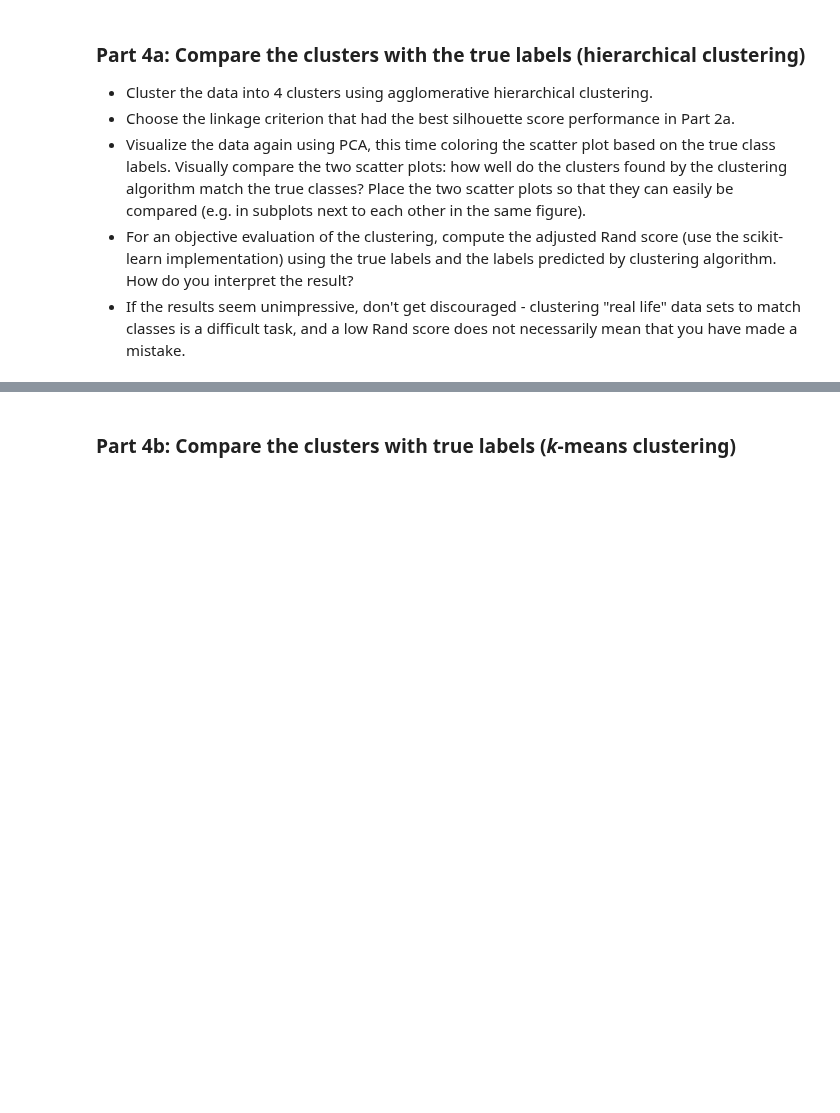
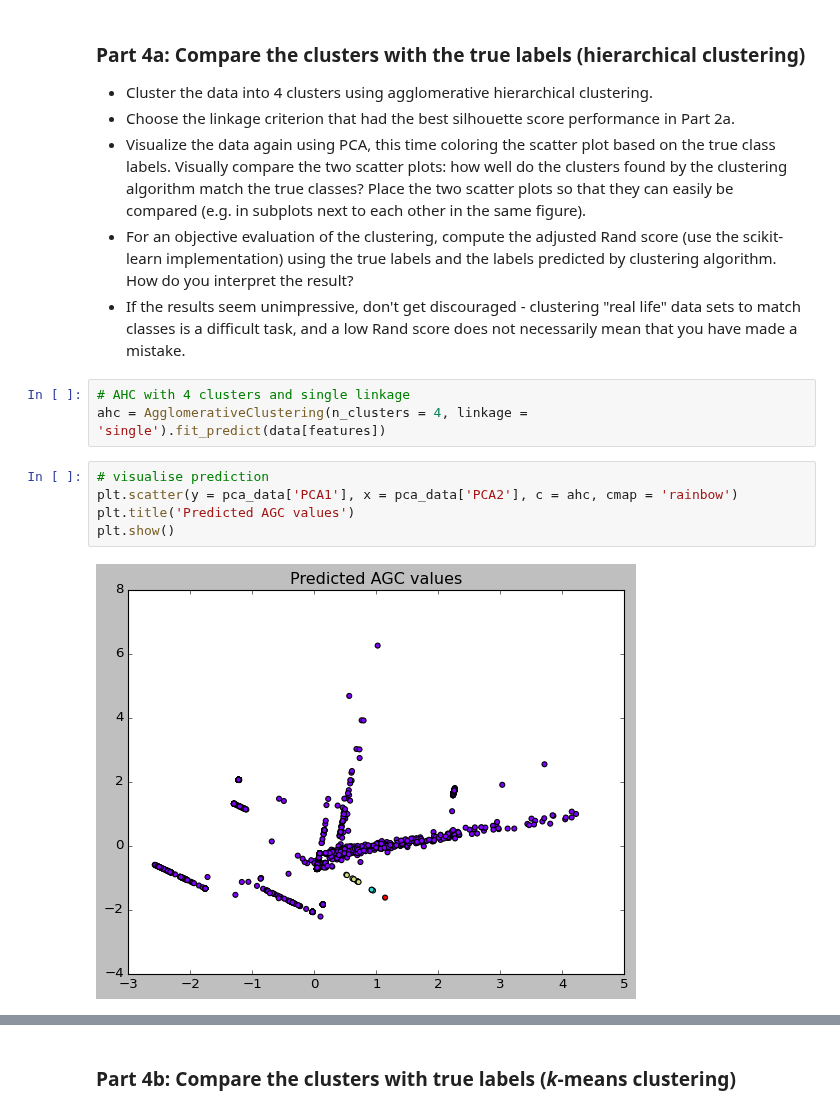
Before and after one commit to jerryshadb/UTU, a Jupyter notebook: DAKD/exc_3/jeremias_shadbolt_DAKD_2022_exercise_3.ipynb, the cells around one changed output, grey strips where cells are left out. Saved outputs shown, nothing was run; the diff lists cells and outputs as text; blank space fills up the shorter version.

```diff
--- a/DAKD/exc_3/jeremias_shadbolt_DAKD_2022_exercise_3.ipynb
+++ b/DAKD/exc_3/jeremias_shadbolt_DAKD_2022_exercise_3.ipynb
@@ -283,3 +327,13 @@ Rand score is a measure of similarity between two partitions of a set of element
  - Visualize the data again using PCA, this time coloring the scatter plot based on the true class labels. Visually compare the two scatter plots: how well do the clusters found by the clustering algorithm match the true classes? Place the two scatter plots so that they can easily be compared (e.g. in subplots next to each other in the same figure).
  - For an objective evaluation of the clustering, compute the adjusted Rand score (use the scikit-learn implementation) using the true labels and the labels predicted by clustering algorithm. How do you interpret the result?
  - If the results seem unimpressive, don't get discouraged - clustering "real life" data sets to match classes is a difficult task, and a low Rand score does not necessarily mean that you have made a mistake.
+# %%
+# AHC with 4 clusters and single linkage
+ahc = AgglomerativeClustering(n_clusters = 4, linkage = 'single').fit_predict(data[features])
+# %%
+# visualise prediction
+plt.scatter(y = pca_data['PCA1'], x = pca_data['PCA2'], c = ahc, cmap = 'rainbow')
+plt.title('Predicted AGC values')
+plt.show()
+# %% [output]
+[figure, added]
```
Also changed, not shown: parts of 15 cells of this notebook, 1 other file.
